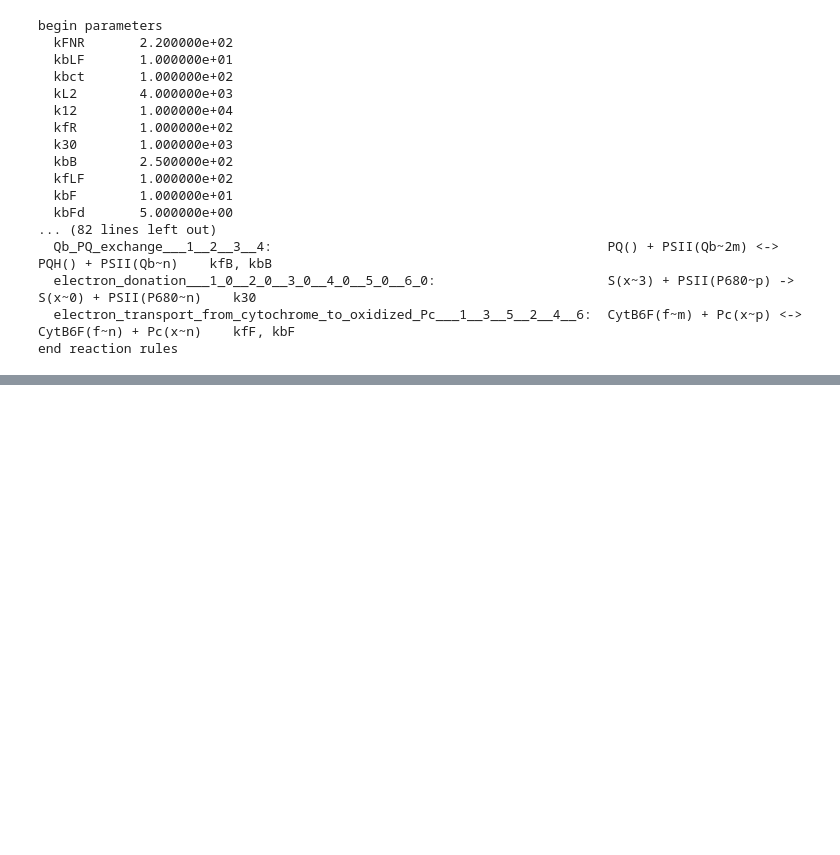
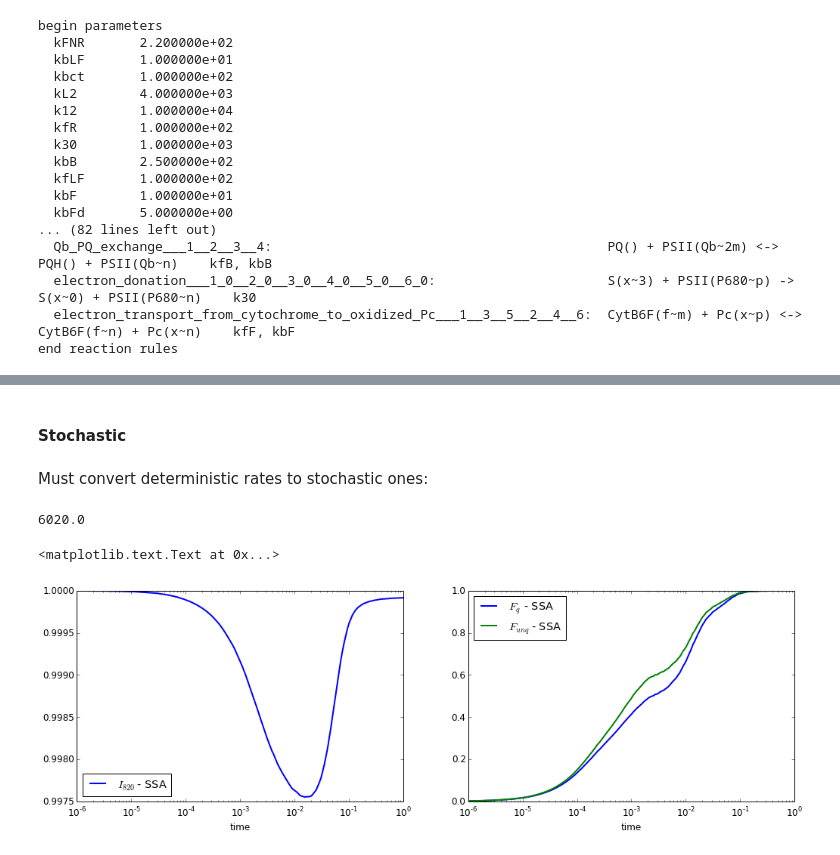
Before and after one commit to jniznan/rbm-photosynthesis, a Jupyter notebook: lazar.ipynb, the cells around one changed output, grey strips where cells are left out. Drawn from its saved outputs; the diff is of its cells as text; code cells hidden in the pictures; blank space fills up the shorter version.

```diff
--- a/lazar.ipynb
+++ b/lazar.ipynb
@@ -171,0 +204,11 @@ end reaction rules
+# %% [markdown]
+#### Stochastic
+# %% [markdown]
+Must convert deterministic rates to stochastic ones:
+# %%
+NA = 6.02e23
+V = 1e-20
+c = NA * V
+c
+# %% [output]
+6020.0
@@ -171,0 +230,5 @@ end reaction rules
+# %%
+# Perform 20 stochastic simulations
+sim = []
+for i in range(20):
+    sim.append(bng_simulate(m2, time, 'ssa')[1:])
@@ -171,0 +241,18 @@ end reaction rules
+# %%
+matplotlib.rc('font', size=12)
+plt.figure(figsize=(17, 5))
+plt.subplot(121)
+plt.plot(time, map(np.mean, zip(*map(I820, sim))), label='$I_{820}$ - SSA', linewidth=2)
+plt.legend(loc='lower left')
+plt.xscale('log')
+plt.xlabel('time')
+plt.subplot(122)
+plt.plot(time, map(np.mean, zip(*map(Fq, sim))), label='$F_q$ - SSA', linewidth=2)
+plt.plot(time, map(np.mean, zip(*map(Funq, sim))), label='$F_{unq}$ - SSA', linewidth=2)
+plt.legend(loc='upper left')
+plt.xscale('log')
+plt.xlabel('time')
+#plt.savefig('lazar_rb_sim_ssa.pdf', bbox_inches='tight')
+# %% [output]
+<matplotlib.text.Text at 0x...>
+[figure, added]
```
Also changed, not shown: parts of 14 cells of this notebook, 22 other files.
